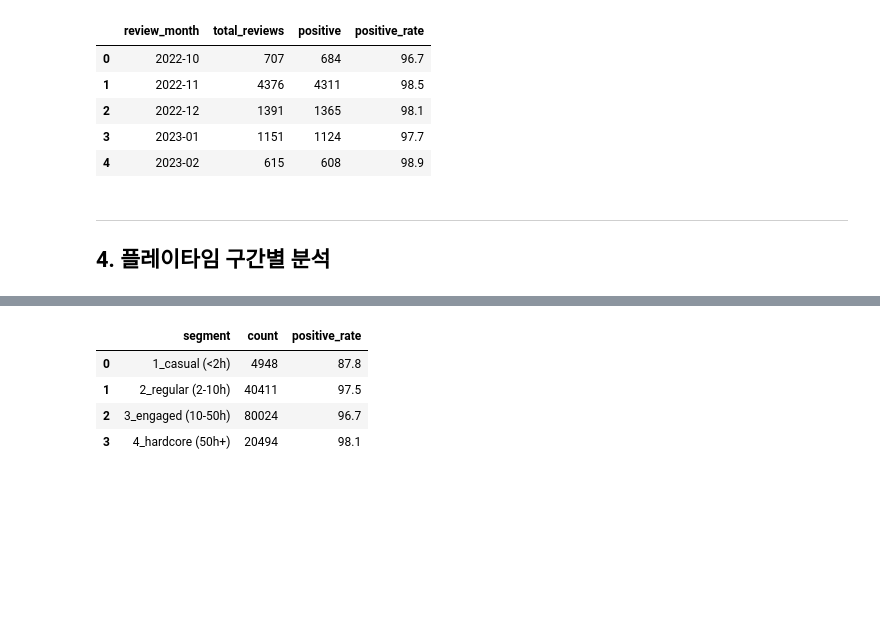
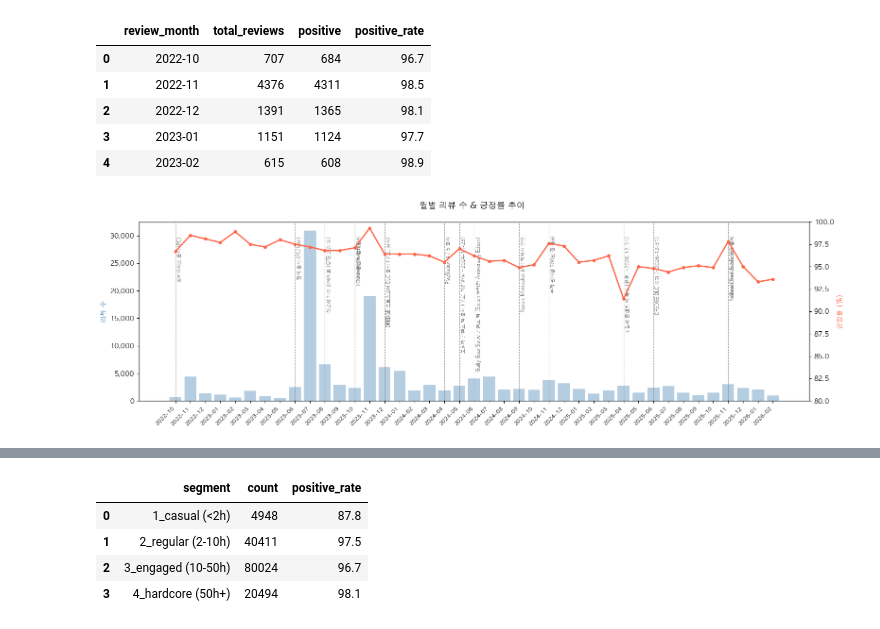
Before and after one commit to sjlee42/dave-diver-review-analysis, a Jupyter notebook: notebooks/02_eda.ipynb, the cells around one changed output, grey strips where cells are left out. Drawn from its saved outputs; the diff is of its cells as text; code cells hidden in the pictures; blank space fills up the shorter version.

```diff
--- a/notebooks/02_eda.ipynb
+++ b/notebooks/02_eda.ipynb
@@ -56,0 +96,14 @@ df.head(3)
+# %%
+total     = len(df)
+positive  = df['voted_up'].sum()
+negative  = total - positive
+pos_rate  = df['voted_up'].mean() * 100
+med_hours = df['playtime_hours_at_review'].median()
+date_min  = df['review_date'].min().strftime('%Y-%m-%d')
+date_max  = df['review_date'].max().strftime('%Y-%m-%d')
+
+print(f"총 리뷰           : {total:,}건")
+print(f"긍정              : {positive:,}건 ({pos_rate:.1f}%)")
+print(f"부정              : {negative:,}건")
+print(f"플레이타임 중앙값 : {med_hours:.1f}시간")
+print(f"수집 기간         : {date_min} ~ {date_max}")
@@ -75,8 +140,33 @@ monthly.head()
 | 3 | 2023-01 | 1151 | 1124 | 97.7 |
 | 4 | 2023-02 | 615 | 608 | 98.9 |
 # %%
-# 월별 추이 차트 + EVENTS 세로선 표시
-#
+fig, ax1 = plt.subplots(figsize=(16, 5))
+
+months = monthly['review_month'].tolist()
+x = list(range(len(months)))
+
+ax1.bar(x, monthly['total_reviews'], color='steelblue', alpha=0.4, label='리뷰 수')
+ax1.set_ylabel('리뷰 수', color='steelblue')
+ax1.set_xticks(x)
+ax1.set_xticklabels(months, rotation=45, ha='right', fontsize=8)
+ax1.yaxis.set_major_formatter(mticker.FuncFormatter(lambda v, _: f'{int(v):,}'))
+
+ax2 = ax1.twinx()
+ax2.plot(x, monthly['positive_rate'], color='tomato', marker='o', linewidth=2, markersize=4, label='긍정률(%)')
+ax2.set_ylabel('긍정률 (%)', color='tomato')
+ax2.set_ylim(80, 100)
+
+for date, label in EVENTS.items():
+    month = date[:7]
+    if month in months:
+        idx = months.index(month)
+        ax1.axvline(x=idx, color='gray', linestyle='--', linewidth=0.8, alpha=0.7)
+        ax1.text(idx + 0.1, ax1.get_ylim()[1] * 0.92, label,
+                 fontsize=7, rotation=90, va='top', ha='left', color='dimgray')
+
+fig.suptitle('월별 리뷰 수 & 긍정률 추이', fontsize=13)
+fig.tight_layout()
+plt.savefig(os.path.join(figures_dir, 'monthly_trend.png'), dpi=150, bbox_inches='tight')
+plt.show()
+# %% [output]
+[figure, added]
-# %% [markdown]
----
-## 4. 플레이타임 구간별 분석
```
Also changed, not shown: parts of 39 cells of this notebook, 6 other files.
